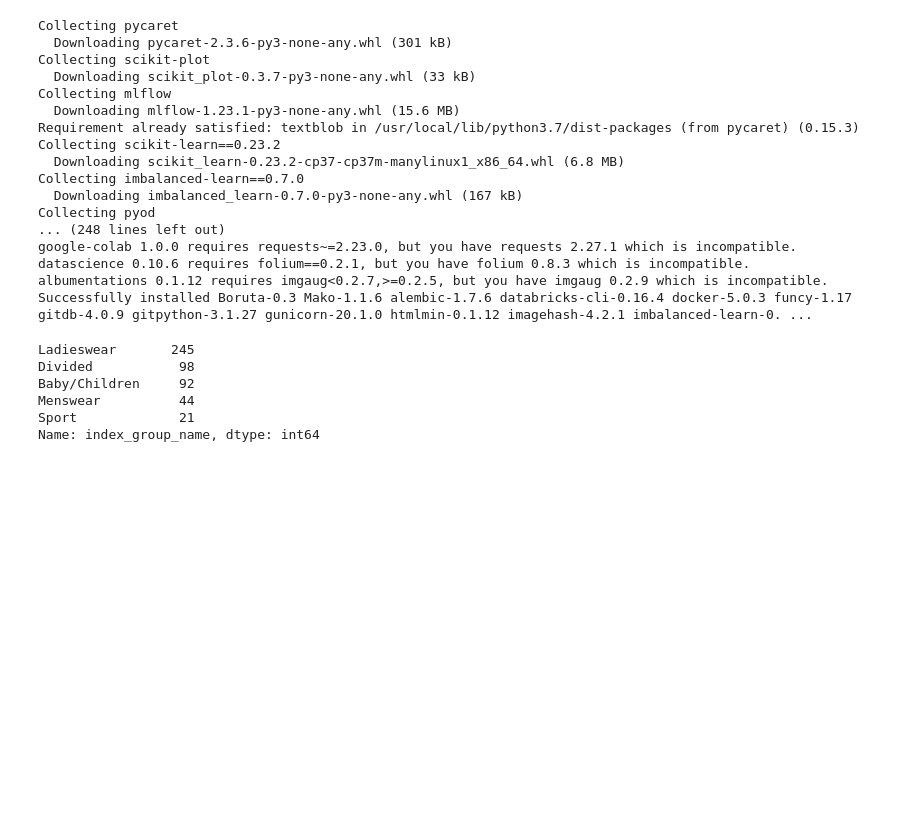
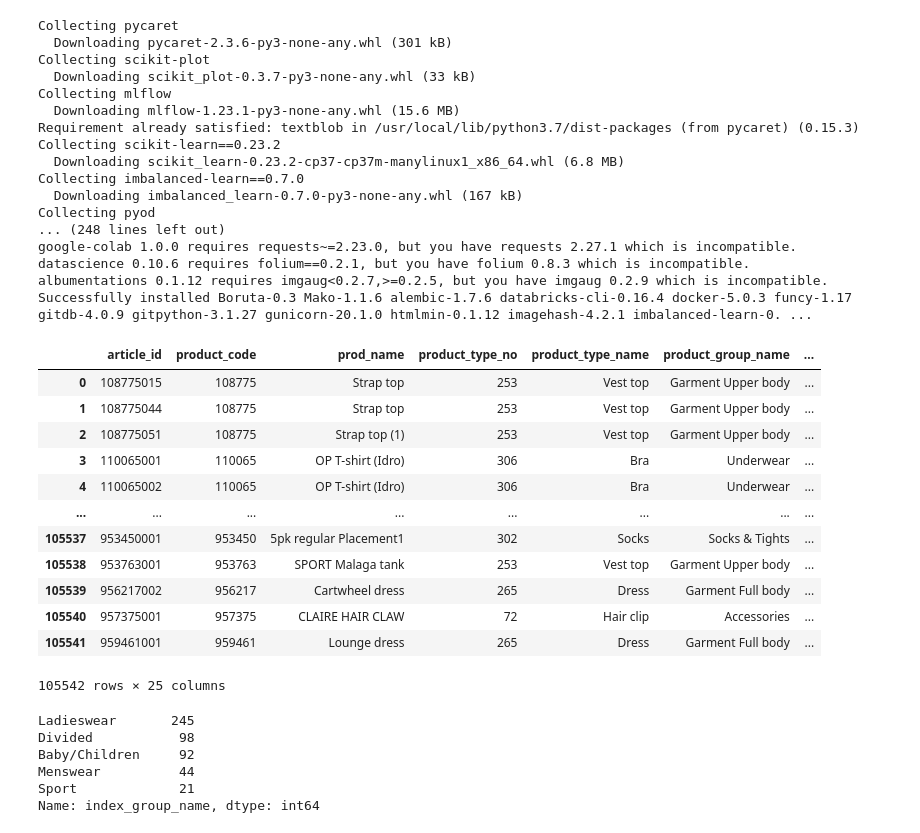
Before and after one commit to ykitaguchi77/Kaggle, a Jupyter notebook: H-M.ipynb, the cells around one changed output. Saved outputs shown, nothing was run; the diff lists cells and outputs as text; code cells hidden in the pictures; blank space fills up the shorter version.

```diff
--- a/H-M.ipynb
+++ b/H-M.ipynb
@@ -110,11 +110,26 @@ Successfully installed Boruta-0.3 Mako-1.1.6 alembic-1.7.6 databricks-cli-0.16.4
 # %%
 import pandas as pd
 import pandas_profiling
 df_article = pd.read_csv("/content/drive/MyDrive/Deep_learning/Kaggle_H&M/articles.csv")
 
 #パイロット用に少量のデータをピックアップする
-df_article = df_article.iloc[:500, :]
+#df_article = df_article.iloc[:1000, :]
+
 df_article
+# %% [output]
+|  | article_id | product_code | prod_name | product_type_no | product_type_name | product_group_name | ... |
+| 0 | 108775015 | 108775 | Strap top | 253 | Vest top | Garment Upper body | ... |
+| 1 | 108775044 | 108775 | Strap top | 253 | Vest top | Garment Upper body | ... |
+| 2 | 108775051 | 108775 | Strap top (1) | 253 | Vest top | Garment Upper body | ... |
+| 3 | 110065001 | 110065 | OP T-shirt (Idro) | 306 | Bra | Underwear | ... |
+| 4 | 110065002 | 110065 | OP T-shirt (Idro) | 306 | Bra | Underwear | ... |
+| ... | ... | ... | ... | ... | ... | ... | ... |
+| 105537 | 953450001 | 953450 | 5pk regular Placement1 | 302 | Socks | Socks & Tights | ... |
+| 105538 | 953763001 | 953763 | SPORT Malaga tank | 253 | Vest top | Garment Upper body | ... |
+| 105539 | 956217002 | 956217 | Cartwheel dress | 265 | Dress | Garment Full body | ... |
+| 105540 | 957375001 | 957375 | CLAIRE HAIR CLAW | 72 | Hair clip | Accessories | ... |
+| 105541 | 959461001 | 959461 | Lounge dress | 265 | Dress | Garment Full body | ... |
+105542 rows × 25 columns
 # %%
 #商品リストの概要
 #df_article = df_article[["product_type_name","product_group_name","graphical_appearance_name", "colour_group_name","perceived_colour_value_name", "perceived_colour_master_name", "department_name", "index_name", "garment_group_name"]]
```
Also changed, not shown: parts of 9 cells of this notebook.
